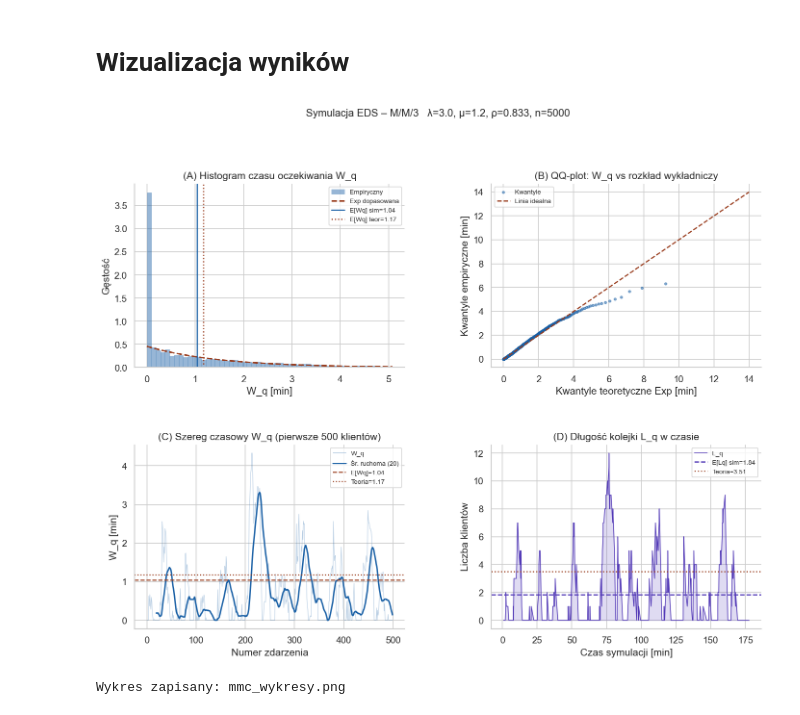
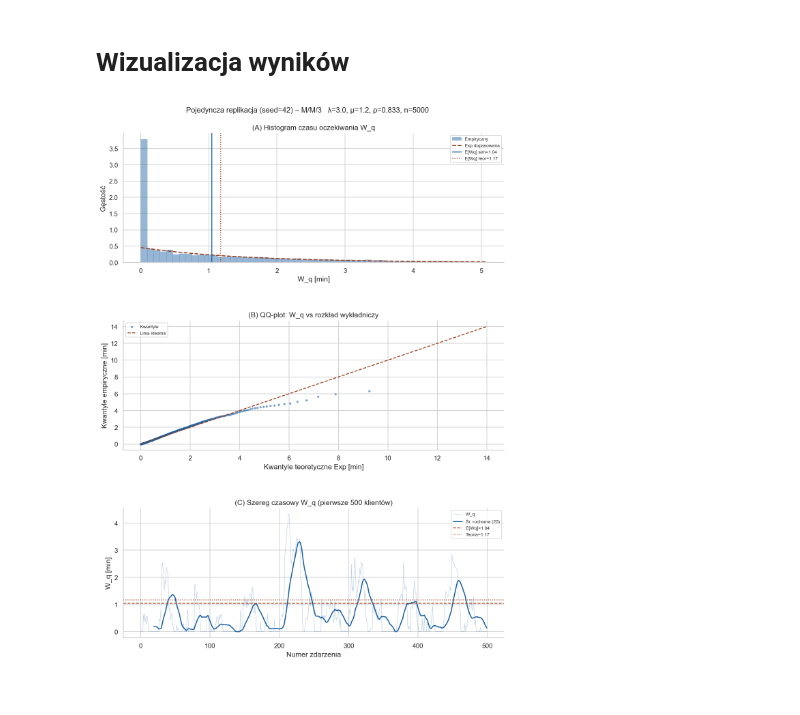
Before and after one commit to Gipsonek123/Projekt-Statystyka_i_teoria_obs-ugi_masowej, a Jupyter notebook: Projekt - statystyka i teoria obsugi masowej.ipynb, the cells around one changed output. Drawn from its saved outputs; the diff is of its cells as text; code cells hidden in the pictures.

Commit message:
Add some changes in queue model

```diff
--- a/Projekt - statystyka i teoria obsugi masowej.ipynb
+++ b/Projekt - statystyka i teoria obsugi masowej.ipynb
@@ -852 +845,9 @@ RHO = LAMBDA / (C * MU)  # współczynnik obciążenia
+# %%
+LAMBDA = 3.0             # Intensywność przybywania klientów
+MU = 1.2                 # Intensywność obsługi jednej kasy
+C = 3                    # Liczba kas
+N_CUSTOMERS = 5000       # Liczba klientów
+SEED = 42                # Ziarno generatora losowego
+N_RUNS = 25              # Ilość replikacji
+RHO = LAMBDA / (C * MU)  # Współczynnik wykorzystania systemu
 # %% [markdown]
@@ -1083,83 +1093,81 @@ print(f"{'═'*44}")
 # %% [markdown]
 <h1>Wizualizacja wyników</h1>
 # %%
-fig = plt.figure(figsize=(14, 10))
-gs  = gridspec.GridSpec(2, 2, figure=fig, hspace=0.42, wspace=0.32)
-
 BLUE   = "#185FA5"
 RED    = "#993C1D"
 GREEN  = "#0F6E56"
 PURPLE = "#533AB7"
 GRAY   = "#888780"
 
-# ── (A) Histogram W_q ──────────────────────────────────
-ax1 = fig.add_subplot(gs[0, 0])
+r0   = run_results[0]
+wt   = r0["wt"]
+mean = r0["mean_wq"]
+zeros_pct = r0["zeros_pct"]
+results_r0 = {"queue_lengths": r0["lq"], "event_times": r0["event_times"]}
+
+fig2 = plt.figure(figsize=(12, 16))
+gs2  = gridspec.GridSpec(3, 1, figure=fig2, hspace=0.45)
+
+ax1 = fig2.add_subplot(gs2[0, 0])
 bins = np.linspace(0, np.percentile(wt, 99), 55)
 ax1.hist(wt, bins=bins, density=True, color=BLUE, alpha=0.45,
          edgecolor=BLUE, linewidth=0.3, label="Empiryczny")
 
-# Krzywa Exp dopasowana do W_q > 0
 wt_pos = wt[wt > 0]
 x_exp  = np.linspace(0.001, bins[-1], 300)
 rate   = 1 / np.mean(wt_pos)
 y_exp  = rate * np.exp(-rate * x_exp) * (1 - zeros_pct / 100)
+
 ax1.plot(x_exp, y_exp, color=RED, lw=1.8, ls="--", label="Exp dopasowana")
-ax1.axvline(mean,          color=BLUE,   lw=1.5, ls="-",  label=f"E[Wq] sim={mean:.2f}")
-ax1.axvline(theory["Wq"], color=RED,    lw=1.5, ls=":",  label=f"E[Wq] teor={theory['Wq']:.2f}")
-ax1.set_xlabel("W_q [min]"); ax1.set_ylabel("Gęstość")
+ax1.axvline(mean, color=BLUE, lw=1.5, ls="-", label=f"E[Wq] sim={mean:.2f}")
+ax1.axvline(theory["Wq"], color=RED, lw=1.5, ls=":", label=f"E[Wq] teor={theory['Wq']:.2f}")
+ax1.set_xlabel("W_q [min]")
+ax1.set_ylabel("Gęstość")
 ax1.set_title("(A) Histogram czasu oczekiwania W_q")
 ax1.legend(fontsize=8)
 
-# ── (B) QQ-plot vs Exp ─────────────────────────────────
-ax2 = fig.add_subplot(gs[0, 1])
+ax2 = fig2.add_subplot(gs2[1, 0])
 sorted_wt = np.sort(wt_pos)
 n_pos     = len(sorted_wt)
 probs     = (np.arange(1, n_pos + 1) - 0.5) / n_pos
 theoret   = -np.mean(wt_pos) * np.log(1 - probs)
 step      = max(1, n_pos // 300)
+
 ax2.scatter(theoret[::step], sorted_wt[::step],
             s=8, alpha=0.5, color=BLUE, label="Kwantyle")
+
 lim = max(theoret[-1], sorted_wt[-1]) * 1.05
 ax2.plot([0, lim], [0, lim], color=RED, lw=1.5, ls="--", label="Linia idealna")
+
 ax2.set_xlabel("Kwantyle teoretyczne Exp [min]")
 ax2.set_ylabel("Kwantyle empiryczne [min]")
 ax2.set_title("(B) QQ-plot: W_q vs rozkład wykładniczy")
 ax2.legend(fontsize=8)
 
-# ── (C) Szereg czasowy W_q (pierwsze 500) ──────────────
-ax3 = fig.add_subplot(gs[1, 0])
+ax3 = fig2.add_subplot(gs2[2, 0])
 n_ts = min(500, len(wt))
 idx  = np.arange(n_ts)
+
 ax3.plot(idx, wt[:n_ts], color=BLUE, alpha=0.30, lw=0.7, label="W_q")
+
 win = 20
 ma  = np.convolve(wt[:n_ts], np.ones(win)/win, mode="valid")
-ax3.plot(np.arange(win-1, n_ts), ma, color=BLUE, lw=1.8, label=f"Śr. ruchoma ({win})")
-ax3.axhline(mean,          color=RED,  lw=1.4, ls="--", label=f"E[Wq]={mean:.2f}")
-ax3.axhline(theory["Wq"], color=RED,  lw=1.4, ls=":",  label=f"Teoria={theory['Wq']:.2f}")
-ax3.set_xlabel("Numer zdarzenia"); ax3.set_ylabel("W_q [min]")
+ax3.plot(np.arange(win-1, n_ts), ma, color=BLUE, lw=1.8,
+         label=f"Śr. ruchoma ({win})")
+
+ax3.axhline(mean, color=RED, lw=1.4, ls="--", label=f"E[Wq]={mean:.2f}")
+ax3.axhline(theory["Wq"], color=RED, lw=1.4, ls=":", label=f"Teoria={theory['Wq']:.2f}")
+
+ax3.set_xlabel("Numer zdarzenia")
+ax3.set_ylabel("W_q [min]")
 ax3.set_title("(C) Szereg czasowy W_q (pierwsze 500 klientów)")
 ax3.legend(fontsize=8)
 
-# ── (D) Długość kolejki L_q w czasie ──────────────────
-ax4 = fig.add_subplot(gs[1, 1])
-n_lq = min(500, len(results["queue_lengths"]))
-t_ax = results["event_times"][:n_lq]
-lq   = results["queue_lengths"][:n_lq]
-ax4.fill_between(t_ax, lq, alpha=0.18, color=PURPLE)
-ax4.plot(t_ax, lq, color=PURPLE, lw=0.9, label="L_q")
-ax4.axhline(np.mean(lq),      color=PURPLE, lw=1.5, ls="--",
-            label=f"E[Lq] sim={np.mean(lq):.2f}")
-ax4.axhline(theory["Lq"],    color=RED,    lw=1.5, ls=":",
-            label=f"Teoria={theory['Lq']:.2f}")
-ax4.set_xlabel("Czas symulacji [min]"); ax4.set_ylabel("Liczba klientów")
-ax4.set_title("(D) Długość kolejki L_q w czasie")
-ax4.legend(fontsize=8)
+plt.suptitle(
+    f"Pojedyncza replikacja (seed=42) – M/M/{C}   λ={LAMBDA}, μ={MU}, ρ={RHO:.3f}, n={N_CUSTOMERS}",
+    fontsize=13, y=0.92
+)
 
-plt.suptitle(f"Symulacja EDS – M/M/{C}   λ={LAMBDA}, μ={MU}, ρ={RHO:.3f}, n={N_CUSTOMERS}",
-             fontsize=13, y=1.01)
-plt.savefig("mmc_wykresy.png", bbox_inches="tight", dpi=140)
 plt.show()
-print("Wykres zapisany: mmc_wykresy.png")
 # %% [output]
-[figure, old version]
+[figure, new version]
-Wykres zapisany: mmc_wykresy.png
```
Also changed, not shown: parts of 13 cells of this notebook.
